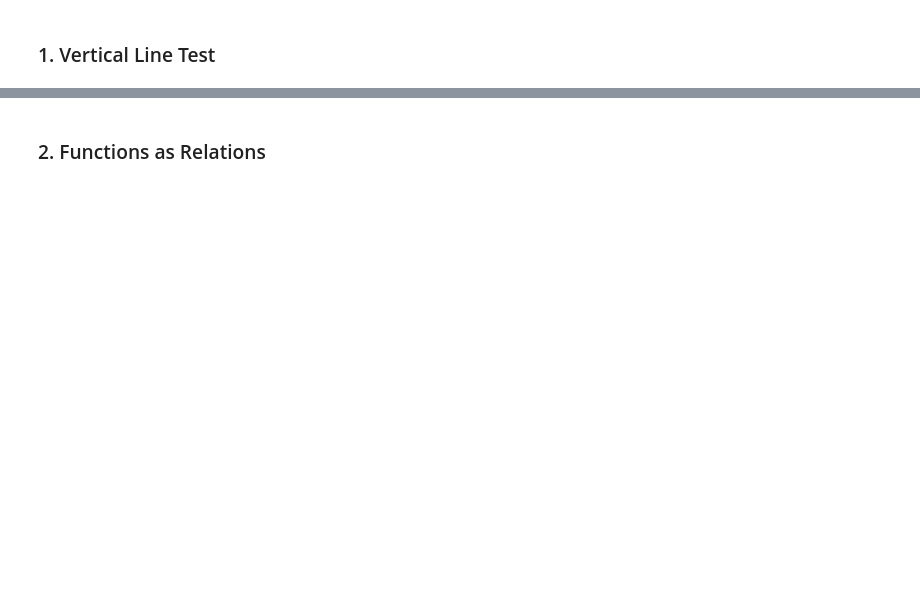
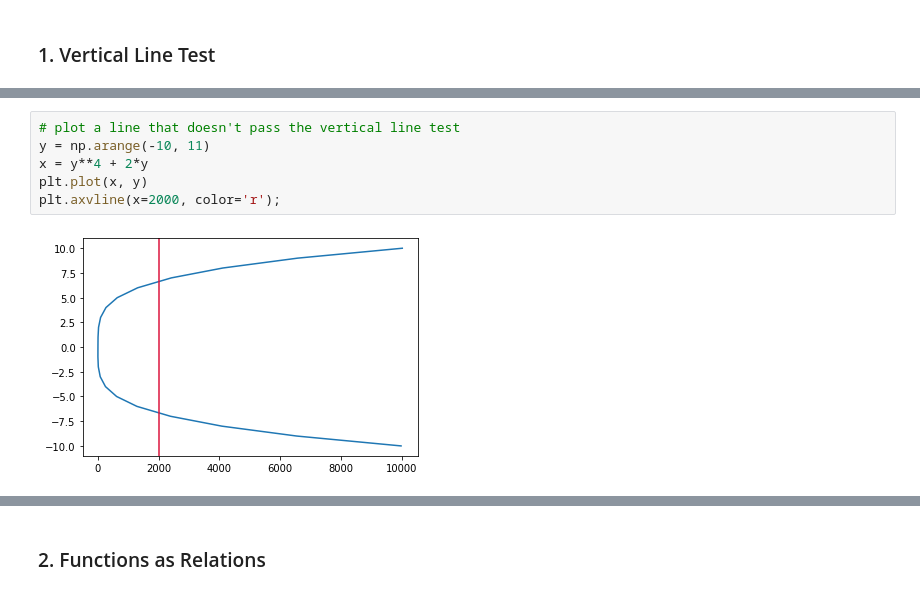
Before and after one commit to lfr4704/DS-Unit-1-Sprint-3-Linear-Algebra, a Jupyter notebook: module3-dimensionality-reduction/LS_DS_133_Exercise_Solutions.ipynb, the cells around one changed output, grey strips where cells are left out. Drawn from its saved outputs; the diff is of its cells as text; blank space fills up the shorter version.

```diff
--- a/module3-dimensionality-reduction/LS_DS_133_Exercise_Solutions.ipynb
+++ b/module3-dimensionality-reduction/LS_DS_133_Exercise_Solutions.ipynb
@@ -4,0 +19,8 @@
+# %%
+# plot a line that doesn't pass the vertical line test
+y = np.arange(-10, 11)
+x = y**4 + 2*y
+plt.plot(x, y)
+plt.axvline(x=2000, color='r');
+# %% [output]
+[figure, added]
```
Also changed, not shown: parts of 46 cells of this notebook, 2 other files.
